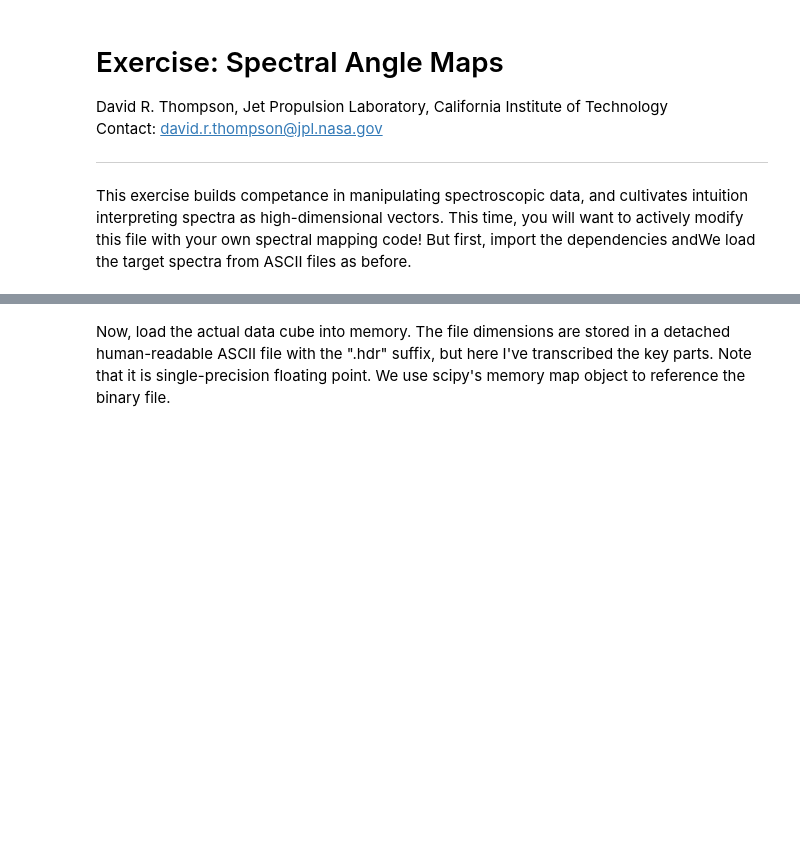
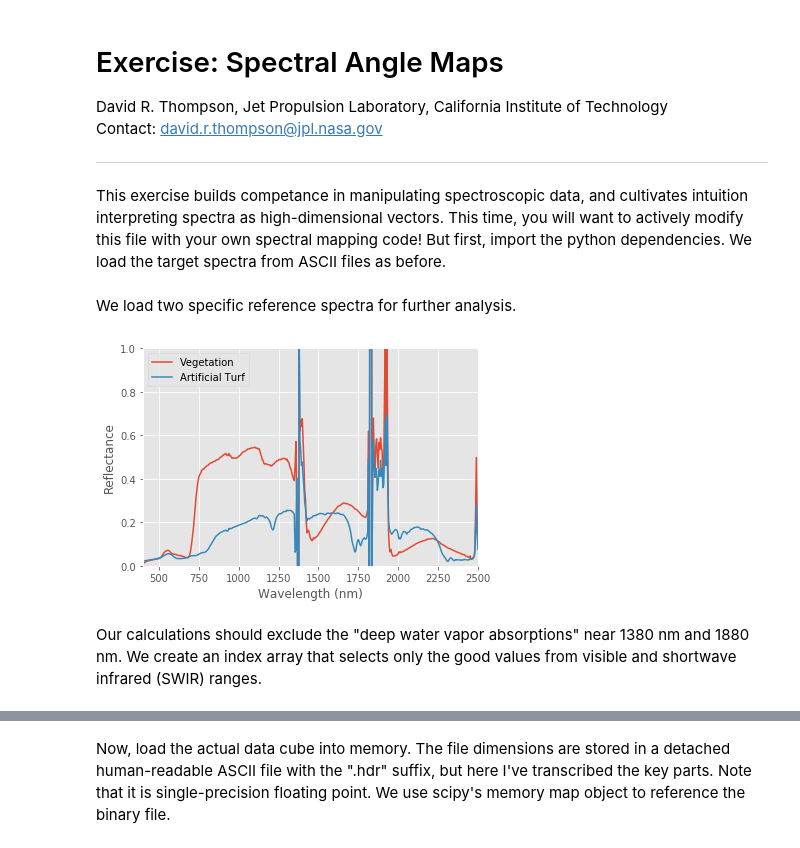
Before and after one commit to davidraythompson/istutor, a Jupyter notebook: 02_SpectralAngles/02_Apply_SA.ipynb, the cells around one changed output, grey strips where cells are left out. Saved outputs shown, nothing was run; the diff lists cells and outputs as text; code cells hidden in the pictures; blank space fills up the shorter version.

```diff
--- a/02_SpectralAngles/02_Apply_SA.ipynb
+++ b/02_SpectralAngles/02_Apply_SA.ipynb
@@ -5,7 +5,7 @@ David R. Thompson, Jet Propulsion Laboratory, California Institute of Technology
 Contact: david.r.thompson@jpl.nasa.gov
 __________
 
-This exercise builds competance in manipulating spectroscopic data, and cultivates intuition interpreting spectra as high-dimensional vectors.  This time, you will want to actively modify this file with your own spectral mapping code! But first, import the dependencies andWe load the target spectra from ASCII files as before.
+This exercise builds competance in manipulating spectroscopic data, and cultivates intuition interpreting spectra as high-dimensional vectors.  This time, you will want to actively modify this file with your own spectral mapping code! But first, import the python dependencies.  We load the target spectra from ASCII files as before.
 # %%
 import scipy as s
 from scipy.linalg import norm
@@ -14,3 +14,22 @@ import figure_style
 
 wavelengths = s.loadtxt('data/wavelengths.txt')
 targets = s.loadtxt('data/targets.txt')
+# %% [markdown]
+We load two specific reference spectra for further analysis.
+# %%
+vegetation_reflectance = targets[:,2]
+plt.plot(wavelengths, vegetation_reflectance)
+
+artificial_turf_reflectance = targets[:,3]
+plt.plot(wavelengths, artificial_turf_reflectance)
+
+plt.xlabel('Wavelength (nm)')
+plt.ylabel('Reflectance')
+plt.legend(['Vegetation','Artificial Turf'])
+plt.xlim([400,2500])
+plt.ylim([0,1]);
+plt.savefig('images/original.pdf')
+# %% [output]
+[figure, added]
+# %% [markdown]
+Our calculations should exclude the "deep water vapor absorptions" near 1380 nm and 1880 nm.  We create an index array that selects only the good values from visible and shortwave infrared (SWIR) ranges.
```
Also changed, not shown: parts of 4 cells of this notebook, 3 other files.
